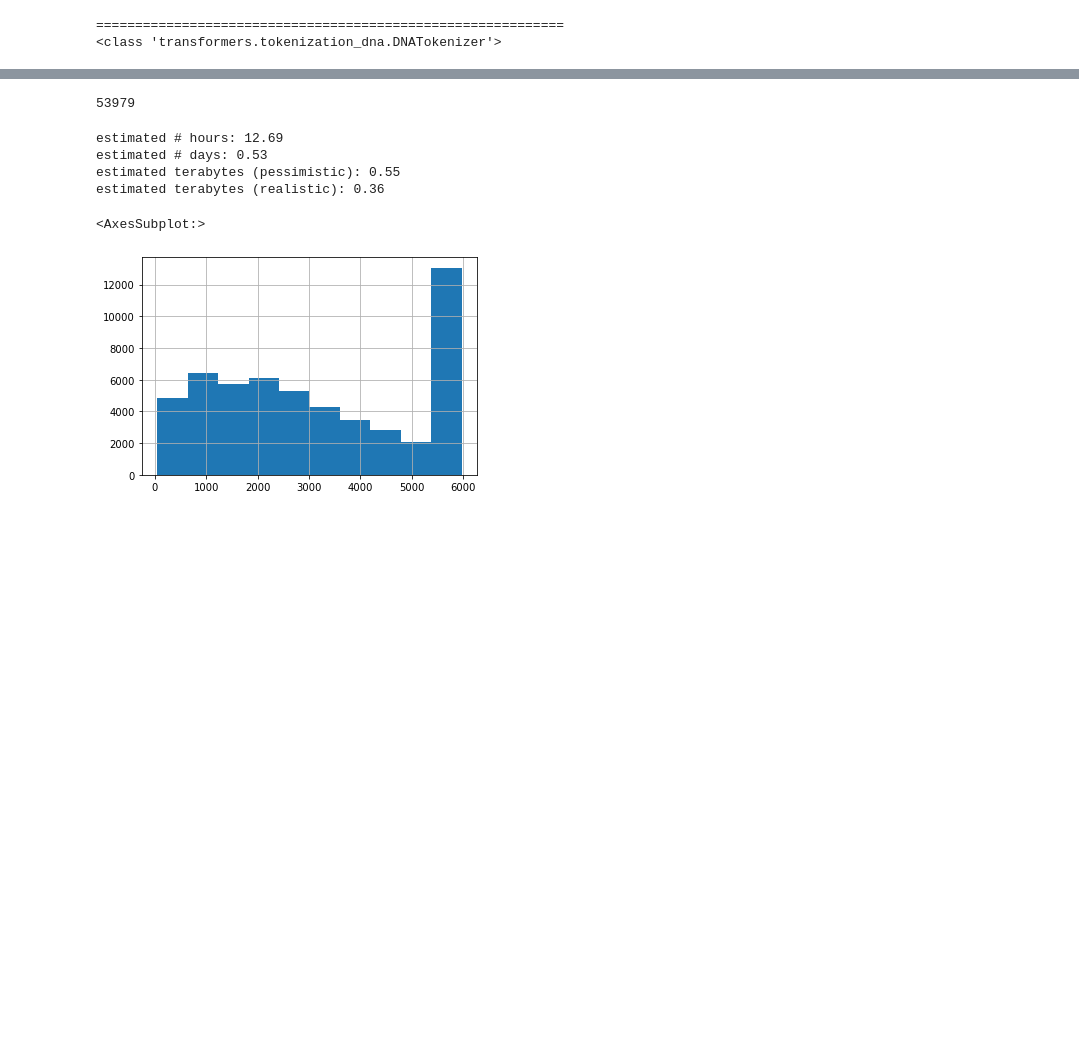
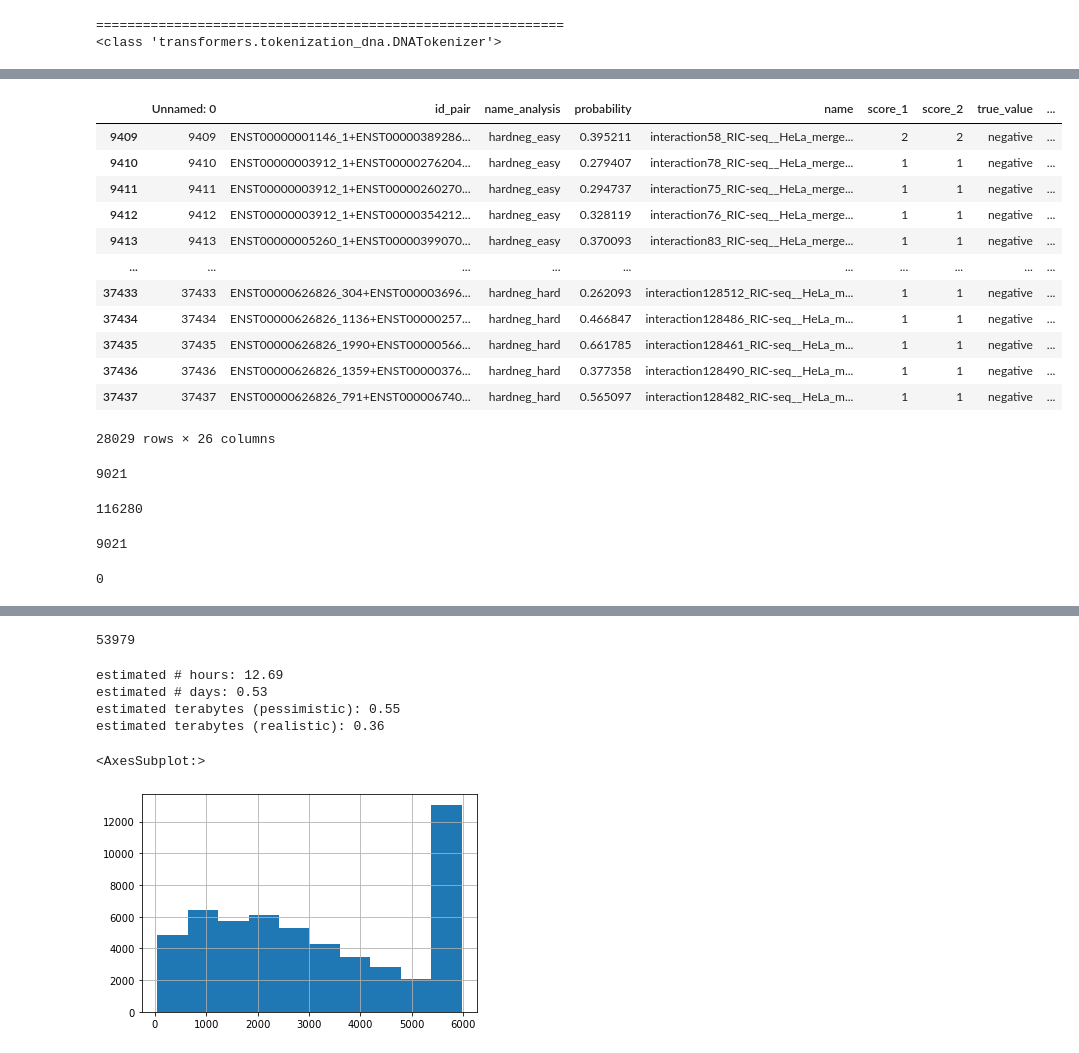
Before and after one commit to giorgiobini/RIME, a Jupyter notebook: src/check_predictions_with_adri.ipynb, the cells around one changed output, grey strips where cells are left out. Saved outputs shown, nothing was run; the diff lists cells and outputs as text; code cells hidden in the pictures; blank space fills up the shorter version.

```diff
--- a/src/check_predictions_with_adri.ipynb
+++ b/src/check_predictions_with_adri.ipynb
@@ -32,0 +708,42 @@ if its_jupyter_notebook:
+# %%
+df_coord = df.id_pair.str.extractall('(.*)\+(.*)\+(.*)\+(.*)\+(.*)\+(.*)')
+
+df_coord = df_coord.reset_index(drop = True).rename({
+        0:'emb_name1',
+        1:'emb_name2',
+        2:'x1',
+        3:'x2',
+        4:'y1',
+        5:'y2',
+        },axis = 1)
+
+df['emb_1'] = df_coord['emb_name1']
+df['emb_2'] = df_coord['emb_name2']
+
+df_coord['x1'] = df_coord['x1'].astype(int)
+df_coord['x2'] = df_coord['x2'].astype(int)
+df_coord['y1'] = df_coord['y1'].astype(int)
+df_coord['y2'] = df_coord['y2'].astype(int)
+
+
+df_coord = df_coord.merge(emb, how = 'left', left_on = 'emb_name1', right_on = 'emb_name')
+df_coord['start_window_x'] = df_coord['x1'] + df_coord['start']
+df_coord['end_window_x'] = df_coord['x2'] + df_coord['start']
+df_coord = df_coord.rename({'transcript':'transcript1', 'start':'start_emb1', 'end': 'end_emb1'}, axis = 1)
+df_coord = df_coord.drop(['x1', 'x2', 'emb_name'], axis = 1)
+
+
+
+
+df_coord = df_coord.merge(emb, how = 'left', left_on = 'emb_name2', right_on = 'emb_name')
+df_coord['start_window_y'] = df_coord['y1'] + df_coord['start']
+df_coord['end_window_y'] = df_coord['y2'] + df_coord['start']
+df_coord = df_coord.rename({'transcript':'transcript2', 'start':'start_emb2', 'end': 'end_emb2'}, axis = 1)
+df_coord = df_coord.drop(['y1', 'y2', 'emb_name'], axis = 1)
+# %%
+df = pd.concat([df, df_coord], axis = 1)
+
+assert (df.emb_1 == df.emb_name1).all()
+assert (df.emb_2 == df.emb_name2).all()
+
+df = df.drop(['emb_1', 'emb_2'], axis = 1)
@@ -32,0 +760,16 @@ if its_jupyter_notebook:
+# %%
+df[df.category.isin(['hardneg_singlepatch', 'hardneg'])]
+# %% [output]
+|  | Unnamed: 0 | id_pair | name_analysis | probability | name | score_1 | score_2 | true_value | ... |
+| 9409 | 9409 | ENST00000001146_1+ENST00000389286... | hardneg_easy | 0.395211 | interaction58_RIC-seq__HeLa_merge... | 2 | 2 | negative | ... |
+| 9410 | 9410 | ENST00000003912_1+ENST00000276204... | hardneg_easy | 0.279407 | interaction78_RIC-seq__HeLa_merge... | 1 | 1 | negative | ... |
+| 9411 | 9411 | ENST00000003912_1+ENST00000260270... | hardneg_easy | 0.294737 | interaction75_RIC-seq__HeLa_merge... | 1 | 1 | negative | ... |
+| 9412 | 9412 | ENST00000003912_1+ENST00000354212... | hardneg_easy | 0.328119 | interaction76_RIC-seq__HeLa_merge... | 1 | 1 | negative | ... |
+| 9413 | 9413 | ENST00000005260_1+ENST00000399070... | hardneg_easy | 0.370093 | interaction83_RIC-seq__HeLa_merge... | 1 | 1 | negative | ... |
+| ... | ... | ... | ... | ... | ... | ... | ... | ... | ... |
+| 37433 | 37433 | ENST00000626826_304+ENST000003696... | hardneg_hard | 0.262093 | interaction128512_RIC-seq__HeLa_m... | 1 | 1 | negative | ... |
+| 37434 | 37434 | ENST00000626826_1136+ENST00000257... | hardneg_hard | 0.466847 | interaction128486_RIC-seq__HeLa_m... | 1 | 1 | negative | ... |
+| 37435 | 37435 | ENST00000626826_1990+ENST00000566... | hardneg_hard | 0.661785 | interaction128461_RIC-seq__HeLa_m... | 1 | 1 | negative | ... |
+| 37436 | 37436 | ENST00000626826_1359+ENST00000376... | hardneg_hard | 0.377358 | interaction128490_RIC-seq__HeLa_m... | 1 | 1 | negative | ... |
+| 37437 | 37437 | ENST00000626826_791+ENST000006740... | hardneg_hard | 0.565097 | interaction128482_RIC-seq__HeLa_m... | 1 | 1 | negative | ... |
+28029 rows × 26 columns
@@ -32,0 +781,17 @@ if its_jupyter_notebook:
+# %%
+len(set_pos)
+# %% [output]
+9021
+# %%
+len(set_pos_ricseq)
+# %% [output]
+116280
+# %%
+len(set_pos.intersection(set_pos_ricseq))
+# %% [output]
+9021
+# %%
+to_drop = set_pos - set_pos.intersection(set_pos_ricseq)
+print(len(to_drop))
+# %% [output]
+0
```
Also changed, not shown: parts of 75 cells of this notebook.
